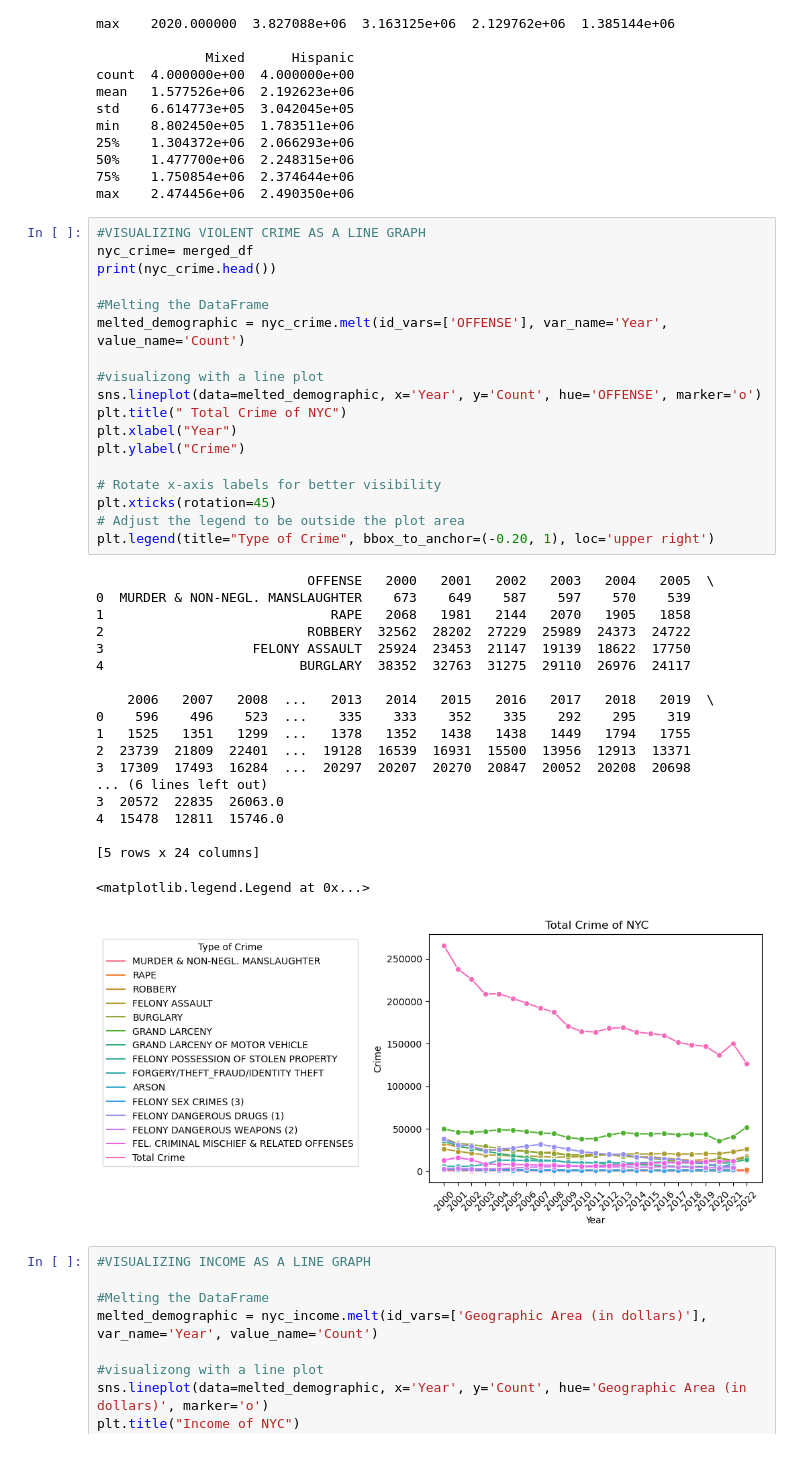
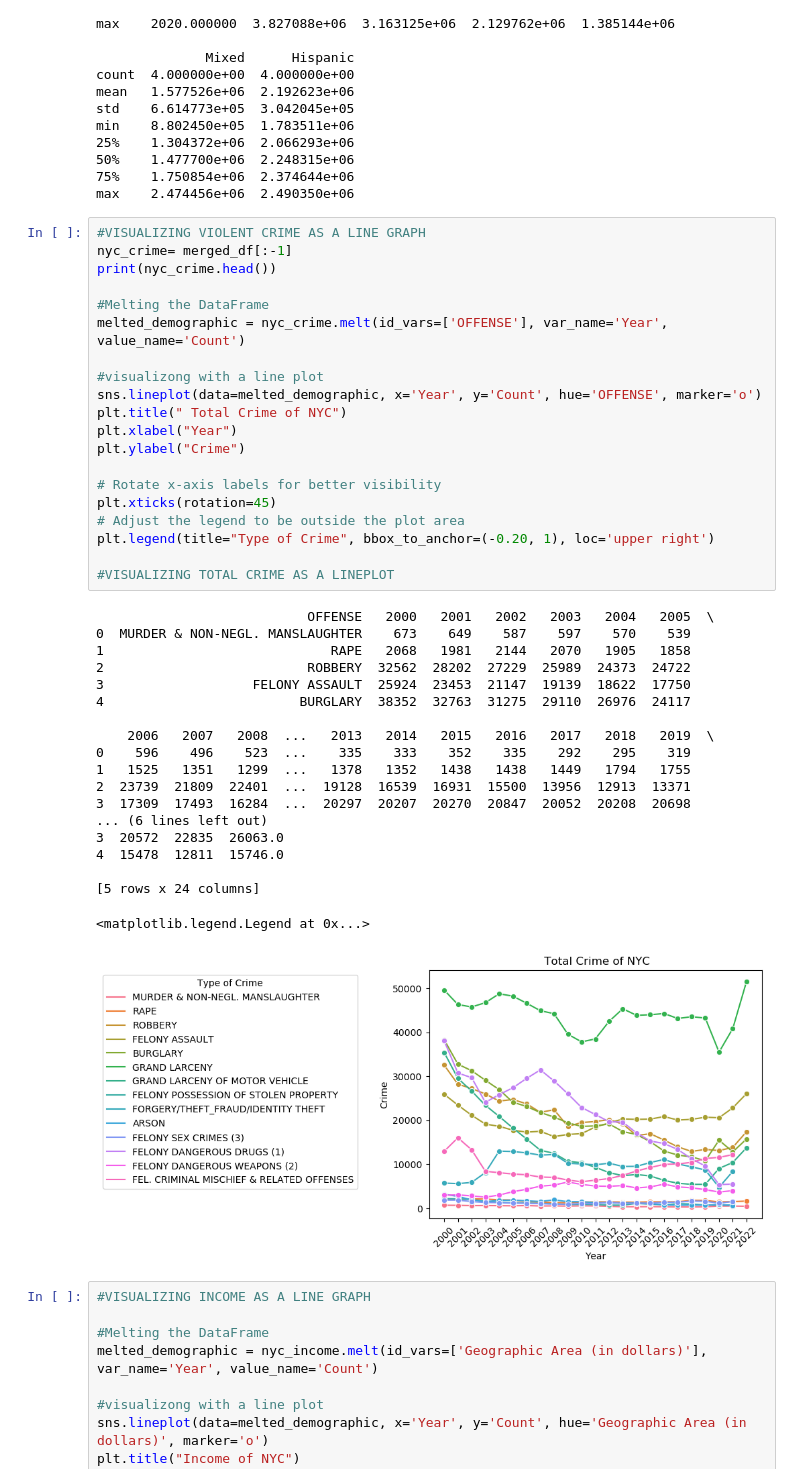
Before and after one commit to anikasparkle22/Info2950_final, a Jupyter notebook: Info 2950 Final.ipynb, the cells around one changed output. Saved outputs shown, nothing was run; the diff lists cells and outputs as text.

```diff
--- a/Info 2950 Final.ipynb
+++ b/Info 2950 Final.ipynb
@@ -197,7 +212,7 @@ min    8.802450e+05  1.783511e+06
 max    2.474456e+06  2.490350e+06
 # %%
 #VISUALIZING VIOLENT CRIME AS A LINE GRAPH
-nyc_crime= merged_df
+nyc_crime= merged_df[:-1]
 print(nyc_crime.head())
 
 #Melting the DataFrame
@@ -205,34 +220,36 @@ melted_demographic = nyc_crime.melt(id_vars=['OFFENSE'], var_name='Year', value_
 
 #visualizong with a line plot
 sns.lineplot(data=melted_demographic, x='Year', y='Count', hue='OFFENSE', marker='o')
 plt.title(" Total Crime of NYC")
 plt.xlabel("Year")
 plt.ylabel("Crime")
 
 # Rotate x-axis labels for better visibility
 plt.xticks(rotation=45)
 # Adjust the legend to be outside the plot area
 plt.legend(title="Type of Crime", bbox_to_anchor=(-0.20, 1), loc='upper right')
+
+#VISUALIZING TOTAL CRIME AS A LINEPLOT
 # %% [output]
                            OFFENSE   2000   2001   2002   2003   2004   2005  \
 0  MURDER & NON-NEGL. MANSLAUGHTER    673    649    587    597    570    539
 1                             RAPE   2068   1981   2144   2070   1905   1858
 2                          ROBBERY  32562  28202  27229  25989  24373  24722
 3                   FELONY ASSAULT  25924  23453  21147  19139  18622  17750
 4                         BURGLARY  38352  32763  31275  29110  26976  24117
 
     2006   2007   2008  ...   2013   2014   2015   2016   2017   2018   2019  \
 0    596    496    523  ...    335    333    352    335    292    295    319
 1   1525   1351   1299  ...   1378   1352   1438   1438   1449   1794   1755
 2  23739  21809  22401  ...  19128  16539  16931  15500  13956  12913  13371
 3  17309  17493  16284  ...  20297  20207  20270  20847  20052  20208  20698
 ... (6 lines left out)
 3  20572  22835  26063.0
 4  15478  12811  15746.0
 
 [5 rows x 24 columns]
 <matplotlib.legend.Legend at 0x...>
-[figure, old version]
+[figure, new version]
 # %%
 #VISUALIZING INCOME AS A LINE GRAPH
 
```
Also changed, not shown: parts of 22 cells of this notebook.
